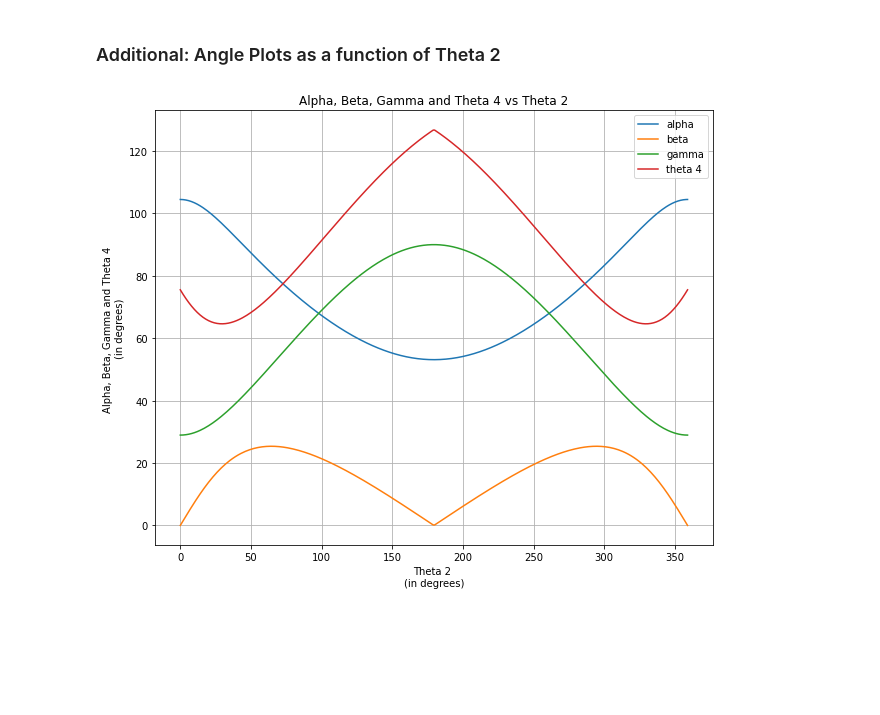
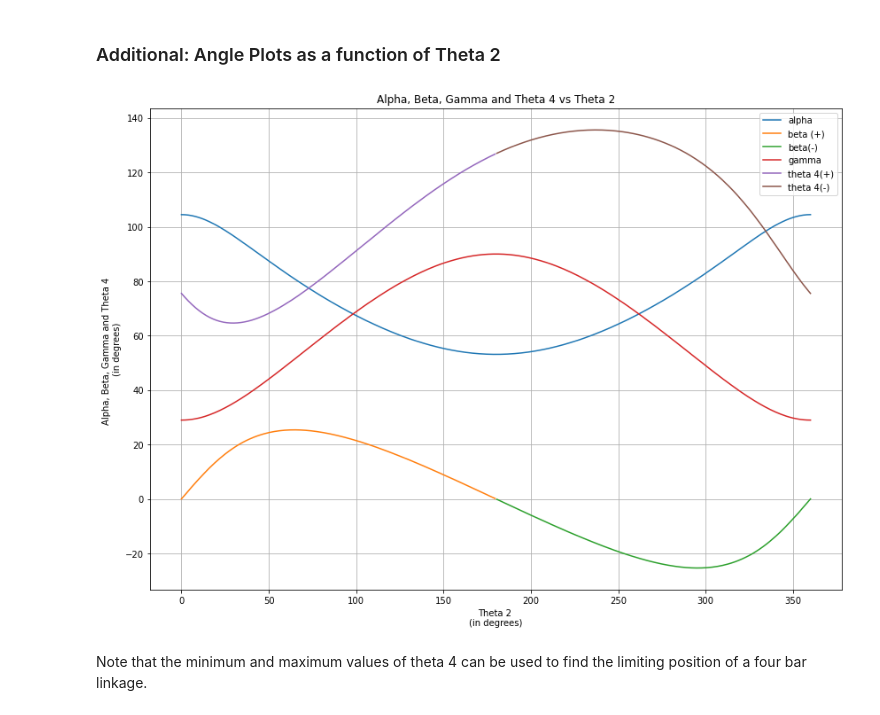
Before and after one commit to esquillovince/lbyme2d, a Jupyter notebook: Exer05.ipynb, the cells around one changed output. Saved outputs shown, nothing was run; the diff lists cells and outputs as text; code cells hidden in the pictures; blank space fills up the shorter version.

```diff
--- a/Exer05.ipynb
+++ b/Exer05.ipynb
@@ -158,21 +199,28 @@ theta_2=np.linspace(0,2*np.pi,360)
 z = np.sqrt(r1**2+r2**2-(2*r1*r2*np.cos(theta_2)))
 gamma = np.arccos((z**2-r3**2-r4**2)/(-2*r3*r4))*(180/np.pi)
 alpha=np.arccos((z**2+r4**2-r3**2)/(2*z*r4))*(180/np.pi)
-beta=np.arccos((z**2+r1**2-r2**2)/(2*z*r1))*(180/np.pi)
-theta_4=(180-(alpha+beta))
+beta1=np.arccos((z**2+r1**2-r2**2)/(2*z*r1))*(180/np.pi)
+beta2=-np.arccos((z**2+r1**2-r2**2)/(2*z*r1))*(180/np.pi)
+theta_41=(180-(alpha+beta1))
+theta_42=(180-(alpha+beta2))
+theta_2=theta_2*(180/np.pi)
 # %%
 import matplotlib.pyplot as plt
 # %%
-plt.figure(figsize=(10,8))
-plt.plot(alpha,label='alpha')
-plt.plot(beta,label='beta')
-plt.plot(gamma,label='gamma')
-plt.plot(theta_4,label='theta 4')
+plt.figure(figsize=(14,10))
+plt.plot(theta_2,alpha,label='alpha')
+plt.plot(theta_2[theta_2<180],beta1[theta_2<180],label='beta (+)')
+plt.plot(theta_2[theta_2>=180],beta2[theta_2>=180],label='beta(-)')
+plt.plot(theta_2,gamma,label='gamma')
+plt.plot(theta_2[theta_2<180],theta_41[theta_2<180],label='theta 4(+)')
+plt.plot(theta_2[theta_2>=180],theta_42[theta_2>=180],label='theta 4(-)')
 plt.legend()
 plt.title('Alpha, Beta, Gamma and Theta 4 vs Theta 2')
 plt.ylabel('Alpha, Beta, Gamma and Theta 4 \n(in degrees)')
 plt.xlabel('Theta 2 \n(in degrees)')
 plt.grid(True)
 plt.show()
 # %% [output]
-[figure, old version]
+[figure, new version]
+# %% [markdown]
+Note that the minimum and maximum values of theta 4 can be used to find the limiting position of a four bar linkage.
```
Also changed, not shown: parts of 15 cells of this notebook.
